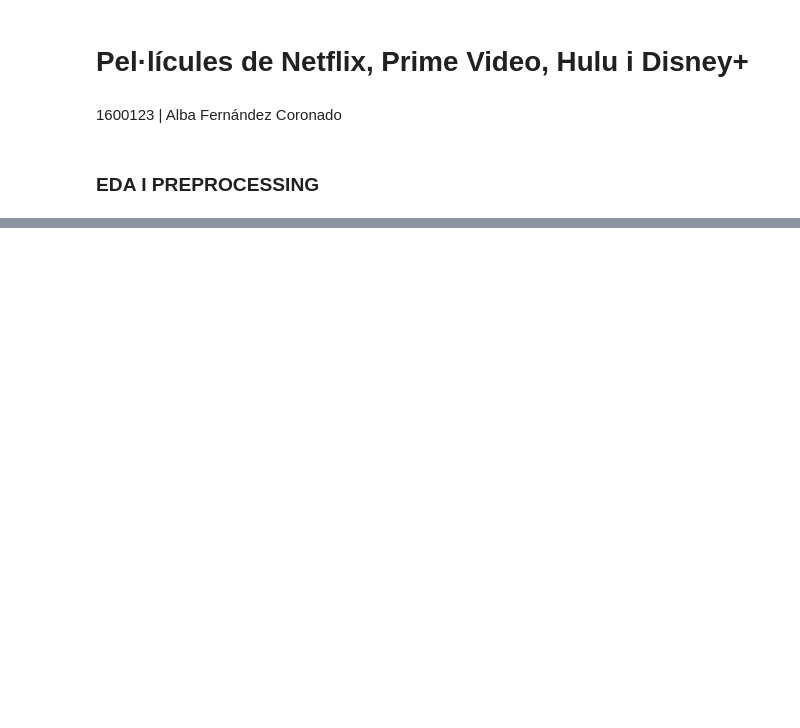
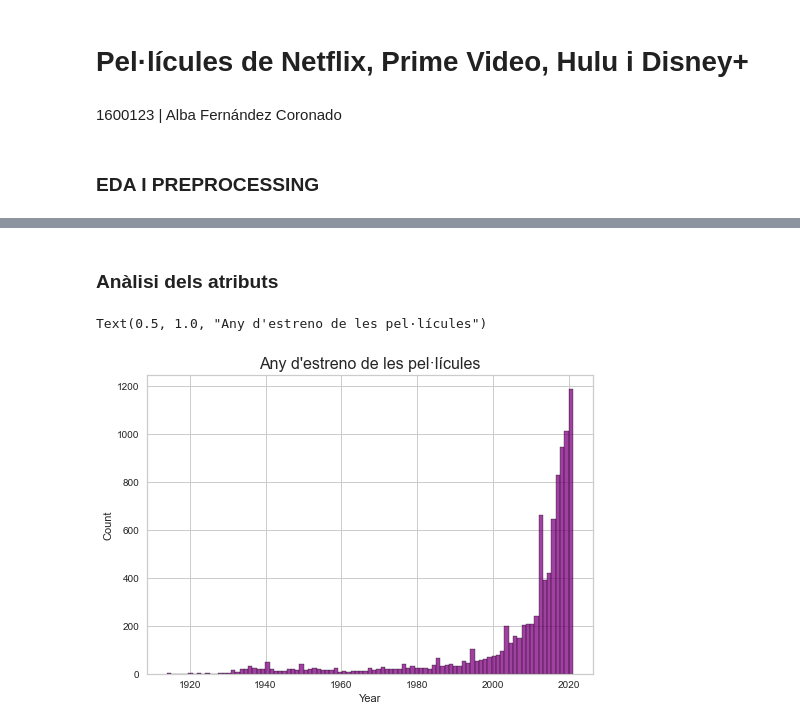
Before and after one commit to AlbaFernandezCor/MoviesOnStreamingPlatforms, a Jupyter notebook: Cas_Kaggle.ipynb, the cells around one changed output, grey strips where cells are left out. Saved outputs shown, nothing was run; the diff lists cells and outputs as text; code cells hidden in the pictures; blank space fills up the shorter version.

```diff
--- a/Cas_Kaggle.ipynb
+++ b/Cas_Kaggle.ipynb
@@ -272,0 +151,11 @@ visualizer.poof()
+# %%
+#Tractem les dades tipus objecte
+dataset_df['Rotten Tomatoes'] = (dataset_df['Rotten Tomatoes'].str.split("/", n=1).str[0].astype("int"))/100
+
+#Tractem la columna Age
+dataset_df['Age'].fillna(0, inplace=True) #omplim els nans amb 0
+edats = {"18+": 18, "7+": 7, "13+": 13, "16+": 16, "all": 0, 0:0}
+dataset_df['Age'] = [edats[item] for item in dataset_df['Age']]
+
+dataset_df.info()
+dataset_df.head()
@@ -272,0 +186,9 @@ visualizer.poof()
+# %% [markdown]
+### Anàlisi dels atributs
+# %%
+#Es grafiquen el nombre de pelis per any
+sns.histplot(data=dataset_df, x="Year", color="purple")
+plt.title("Any d'estreno de les pel·lícules", fontsize=16)
+# %% [output]
+Text(0.5, 1.0, "Any d'estreno de les pel·lícules")
+[figure, added]
```
Also changed, not shown: parts of 58 cells of this notebook.
